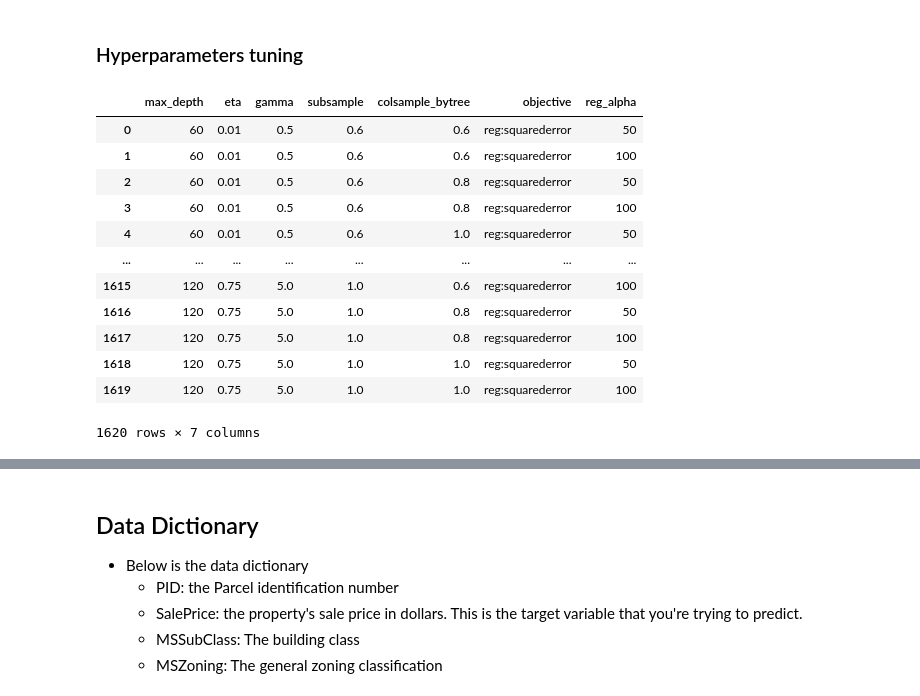
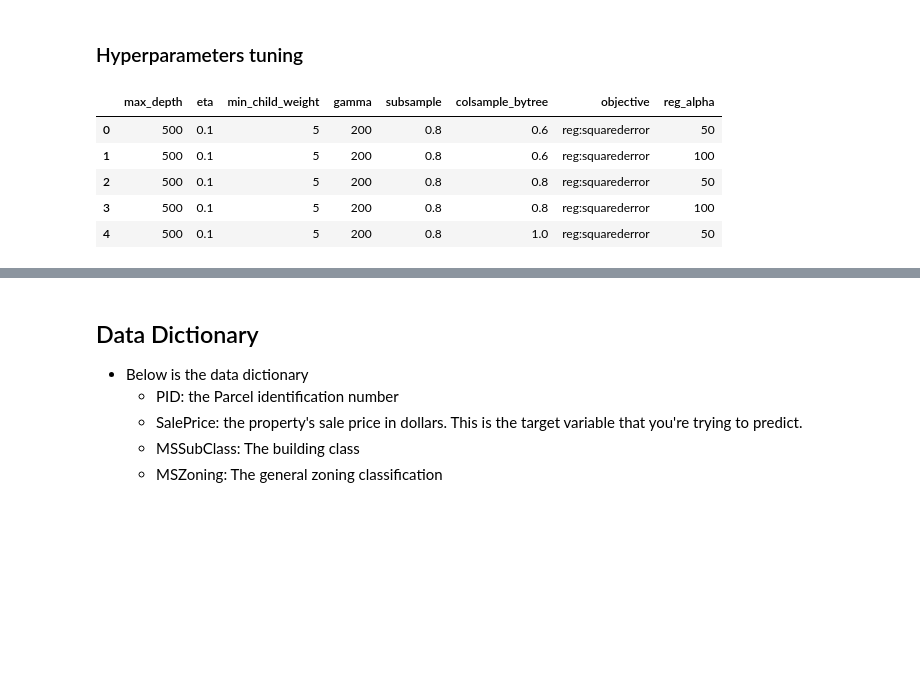
Before and after one commit to SandipSonawane/UIUC-STAT542-Statistical-Learning, a Jupyter notebook: Project 1- Predict the Housing Prices in Ames/EDA.ipynb, the cells around one changed output, grey strips where cells are left out. Drawn from its saved outputs; the diff is of its cells as text; code cells hidden in the pictures; blank space fills up the shorter version.

```diff
--- a/Project 1- Predict the Housing Prices in Ames/EDA.ipynb
+++ b/Project 1- Predict the Housing Prices in Ames/EDA.ipynb
@@ -458,29 +456,22 @@ def expand_grid(dictionary):
                        columns=dictionary.keys())
 
 params = {
-        'max_depth': [60, 80, 120],
-        'eta': [0.01, 0.1, 0.15, 0.2, 0.25, 0.75],
-#         'min_child_weight': [1, 5, 10],
-        'gamma': [0.5, 1, 1.5, 2, 5],
-        'subsample': [0.6, 0.8, 1.0],
+        'max_depth': [500],
+        'eta': [0.1, 0.15, 0.2, 0.25],
+        'min_child_weight': [5, 7],
+        'gamma': [200, 2000, 10000],
+        'subsample': [0.8],
         'colsample_bytree': [0.6, 0.8, 1.0],
         'objective': ['reg:squarederror'],
         'reg_alpha':[50, 100]
         }
 params_df = expand_grid(params)
 # %%
-params_df
+params_df.head()
 # %% [output]
-|  | max_depth | eta | gamma | subsample | colsample_bytree | objective | reg_alpha |
-| 0 | 60 | 0.01 | 0.5 | 0.6 | 0.6 | reg:squarederror | 50 |
-| 1 | 60 | 0.01 | 0.5 | 0.6 | 0.6 | reg:squarederror | 100 |
-| 2 | 60 | 0.01 | 0.5 | 0.6 | 0.8 | reg:squarederror | 50 |
-| 3 | 60 | 0.01 | 0.5 | 0.6 | 0.8 | reg:squarederror | 100 |
-| 4 | 60 | 0.01 | 0.5 | 0.6 | 1.0 | reg:squarederror | 50 |
-| ... | ... | ... | ... | ... | ... | ... | ... |
-| 1615 | 120 | 0.75 | 5.0 | 1.0 | 0.6 | reg:squarederror | 100 |
-| 1616 | 120 | 0.75 | 5.0 | 1.0 | 0.8 | reg:squarederror | 50 |
-| 1617 | 120 | 0.75 | 5.0 | 1.0 | 0.8 | reg:squarederror | 100 |
-| 1618 | 120 | 0.75 | 5.0 | 1.0 | 1.0 | reg:squarederror | 50 |
-| 1619 | 120 | 0.75 | 5.0 | 1.0 | 1.0 | reg:squarederror | 100 |
+|  | max_depth | eta | min_child_weight | gamma | subsample | colsample_bytree | objective | reg_alpha |
+| 0 | 500 | 0.1 | 5 | 200 | 0.8 | 0.6 | reg:squarederror | 50 |
+| 1 | 500 | 0.1 | 5 | 200 | 0.8 | 0.6 | reg:squarederror | 100 |
+| 2 | 500 | 0.1 | 5 | 200 | 0.8 | 0.8 | reg:squarederror | 50 |
+| 3 | 500 | 0.1 | 5 | 200 | 0.8 | 0.8 | reg:squarederror | 100 |
+| 4 | 500 | 0.1 | 5 | 200 | 0.8 | 1.0 | reg:squarederror | 50 |
-1620 rows × 7 columns
```
Also changed, not shown: parts of 39 cells of this notebook.
